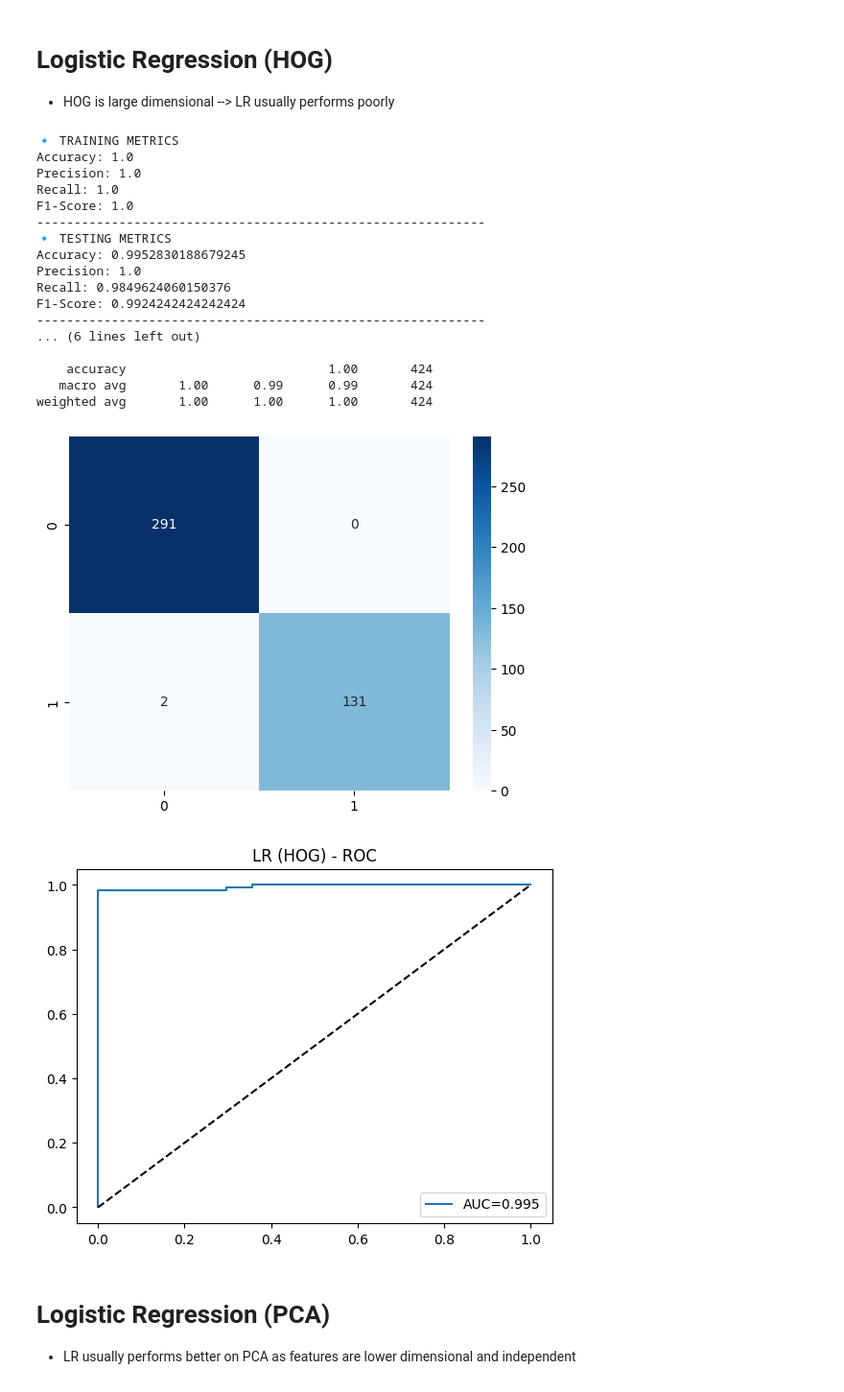
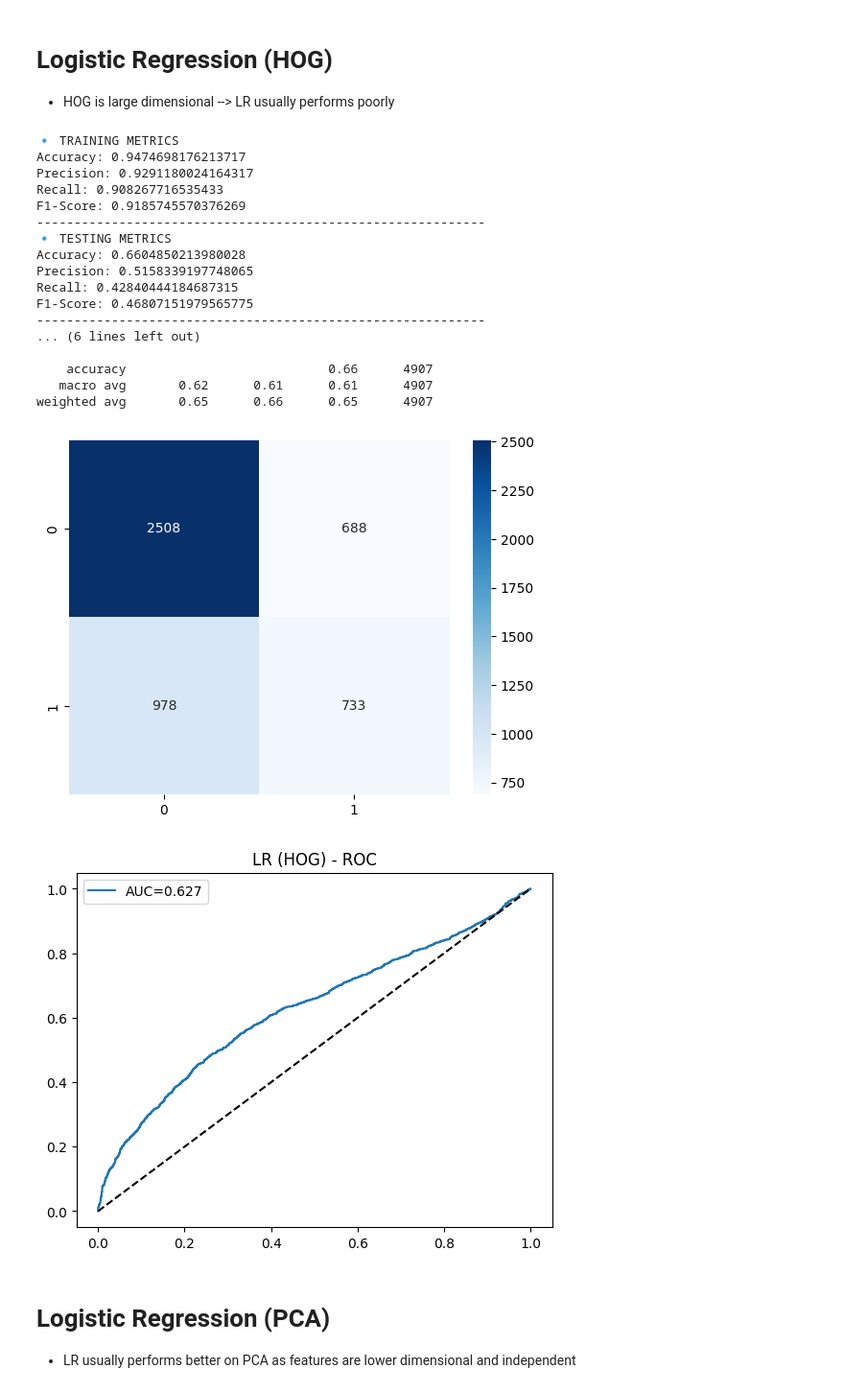
Before and after one commit to aryan-ml/DeepFakeDetection, a Jupyter notebook: notebooks/LogisticRegression.ipynb, the cells around one changed output. Shown: that part at 96% size. Cells and saved outputs as stored; diff of their text form; code cells hidden in the pictures.

Commit message:
Updates with more data and proper splits

```diff
--- a/notebooks/LogisticRegression.ipynb
+++ b/notebooks/LogisticRegression.ipynb
@@ -42,17 +42,19 @@ def scale(X_train, X_test):
 # Logistic Regression (HOG)
 * HOG is large dimensional --> LR usually performs poorly
 # %%
-X_train, X_test, y_train, y_test = split_data(hog_X, hog_y)
-X_train_s, X_test_s = scale(X_train, X_test)
-lr = LogisticRegression(max_iter=2000)
-lr.fit(X_train_s, y_train)
+scaler = StandardScaler()
+hog_X_train_s = scaler.fit_transform(hog_X_train)
+hog_X_test_s = scaler.transform(hog_X_test)
 
-y_pred_train = lr.predict(X_train_s)
+lr = LogisticRegression(max_iter=3000)
+lr.fit(hog_X_train_s, hog_y_train)
 
-train_accuracy = accuracy_score(y_train, y_pred_train)
-train_precision = precision_score(y_train, y_pred_train)
-train_recall = recall_score(y_train, y_pred_train)
-train_f1 = f1_score(y_train, y_pred_train)
+y_pred_train = lr.predict(hog_X_train_s)
+
+train_accuracy = accuracy_score(hog_y_train, y_pred_train)
+train_precision = precision_score(hog_y_train, y_pred_train)
+train_recall = recall_score(hog_y_train, y_pred_train)
+train_f1 = f1_score(hog_y_train, y_pred_train)
 
 print("🔹 TRAINING METRICS")
 print("Accuracy:", train_accuracy)
@@ -61,57 +63,57 @@ print("Recall:", train_recall)
 print("F1-Score:", train_f1)
 print("-" * 60)
 
-y_pred_test = lr.predict(X_test_s)
+y_pred_test = lr.predict(hog_X_test_s)
 
-test_accuracy = accuracy_score(y_test, y_pred_test)
-test_precision = precision_score(y_test, y_pred_test)
-test_recall = recall_score(y_test, y_pred_test)
-test_f1 = f1_score(y_test, y_pred_test)
+test_accuracy = accuracy_score(hog_y_test, y_pred_test)
+test_precision = precision_score(hog_y_test, y_pred_test)
+test_recall = recall_score(hog_y_test, y_pred_test)
+test_f1 = f1_score(hog_y_test, y_pred_test)
 
 print("🔹 TESTING METRICS")
 print("Accuracy:", test_accuracy)
 print("Precision:", test_precision)
 print("Recall:", test_recall)
 print("F1-Score:", test_f1)
 print("-" * 60)
 
 
 print("\n🔹 Classification Report:")
-print(classification_report(y_test, y_pred_test))
+print(classification_report(hog_y_test, y_pred_test))
 
-cm = confusion_matrix(y_test, y_pred_test)
+cm = confusion_matrix(hog_y_test, y_pred_test)
 sns.heatmap(cm, annot=True, fmt="d", cmap="Blues")
 plt.show()
 
-y_prob = lr.predict_proba(X_test_s)[:, 1]
-fpr, tpr, _ = roc_curve(y_test, y_prob)
+y_prob = lr.predict_proba(hog_X_test_s)[:, 1]
+fpr, tpr, _ = roc_curve(hog_y_test, y_prob)
 roc_auc = auc(fpr, tpr)
 
 plt.plot(fpr, tpr, label=f"AUC={roc_auc:.3f}")
 plt.plot([0,1], [0,1], 'k--')
 plt.title("LR (HOG) - ROC")
 plt.legend()
 plt.show()
 # %% [output]
 🔹 TRAINING METRICS
-Accuracy: 1.0
-Precision: 1.0
-Recall: 1.0
-F1-Score: 1.0
+Accuracy: 0.9474698176213717
+Precision: 0.9291180024164317
+Recall: 0.908267716535433
+F1-Score: 0.9185745570376269
 ------------------------------------------------------------
 🔹 TESTING METRICS
-Accuracy: 0.9952830188679245
-Precision: 1.0
-Recall: 0.9849624060150376
-F1-Score: 0.9924242424242424
+Accuracy: 0.6604850213980028
+Precision: 0.5158339197748065
+Recall: 0.42840444184687315
+F1-Score: 0.46807151979565775
 ------------------------------------------------------------
 ... (6 lines left out)
 
-    accuracy                           1.00       424
-   macro avg       1.00      0.99      0.99       424
-weighted avg       1.00      1.00      1.00       424
+    accuracy                           0.66      4907
+   macro avg       0.62      0.61      0.61      4907
+weighted avg       0.65      0.66      0.65      4907
-[figure, old version]
+[figure, new version]
-[figure, old version]
+[figure, new version]
 # %% [markdown]
 # Logistic Regression (PCA)
 * LR usually performs better on PCA as features are lower dimensional and independent
```
Also changed, not shown: parts of 7 cells of this notebook, 2 other files.
